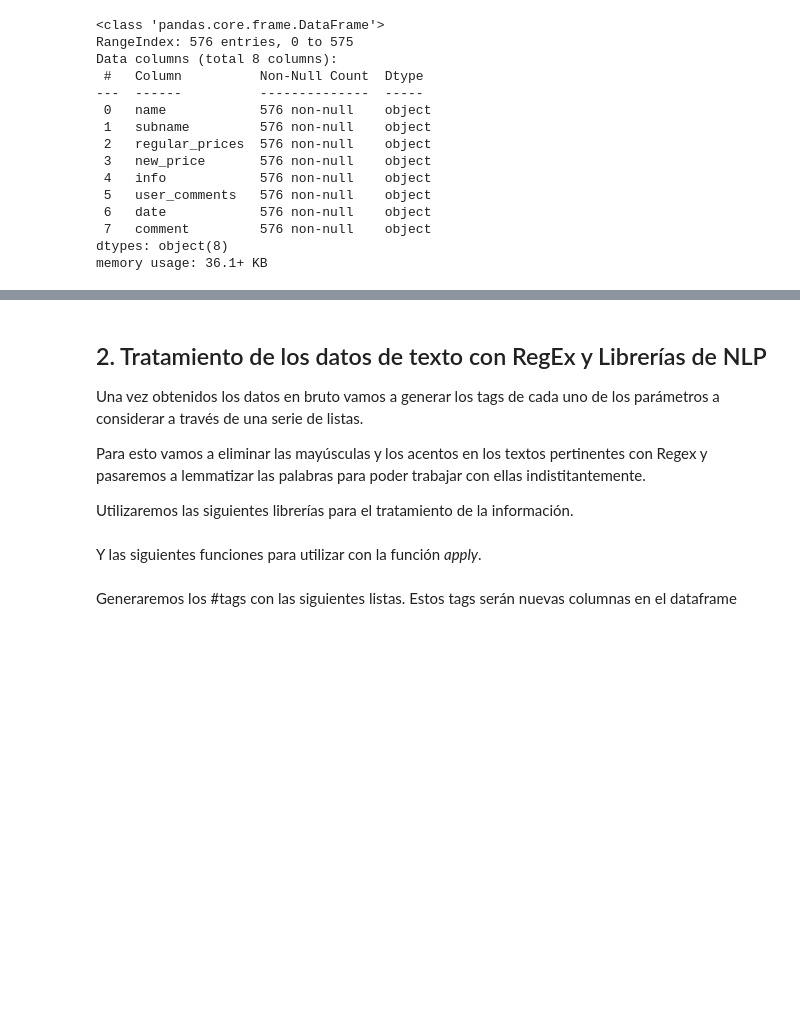
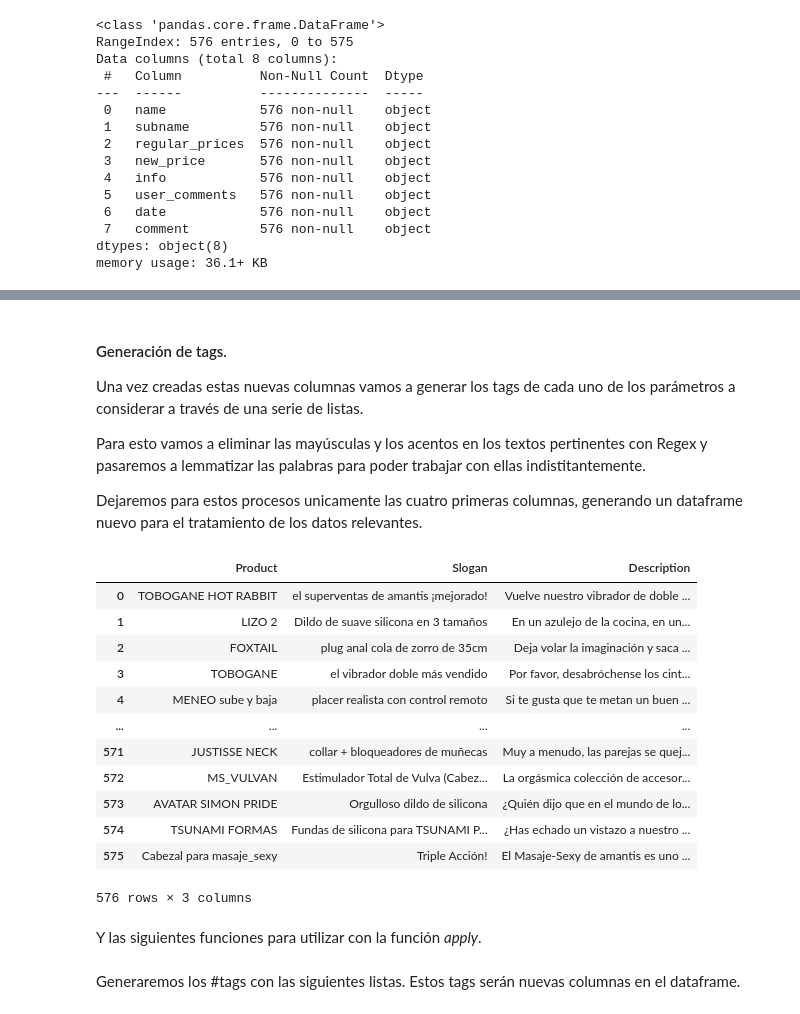
Before and after one commit to 75Engel/Webscrapping_tienda_online, a Jupyter notebook: Project_Resume.ipynb, the cells around one changed output, grey strips where cells are left out. Drawn from its saved outputs; the diff is of its cells as text; code cells hidden in the pictures; blank space fills up the shorter version.

Commit message:
Update Notebooks
Engineering & Project Resume

```diff
--- a/Project_Resume.ipynb
+++ b/Project_Resume.ipynb
@@ -268,0 +304,6 @@ memory usage: 36.1+ KB
+# %%
+dataframe['Name'] = dataframe['Name'].str.replace(r'-(?=\w)', '_')
+dataframe[['Product', 'Slogan']] = dataframe['Name'].str.split('[,-.]', 1, expand=True)
+dataframe['Product'] = dataframe['Product'].str.strip()
+dataframe['Slogan'] = dataframe['Slogan'].str.strip()
+dataframe
@@ -268,0 +332,6 @@ memory usage: 36.1+ KB
+# %%
+dataframe['Characteristics'] = dataframe['Description'].str.split('Ver características y medidas', 1).str[1]
+dataframe['Description'] = dataframe['Description'].str.split('Ver características y medidas', 1).str[0].str.strip()
+dataframe['Characteristics'] = dataframe['Characteristics'].str.replace('\r', ' ')
+dataframe['Description'] = dataframe['Description'].str.replace('\r', ' ')
+dataframe
@@ -268,0 +354,10 @@ memory usage: 36.1+ KB
+# %%
+col_1 = dataframe.pop('Product')
+col_2=dataframe.pop('Slogan')
+col_3=dataframe.pop('Characteristics')
+dataframe.drop(columns=['Name'],inplace=True)
+
+dataframe.insert(loc= 0 , column= 'Product', value= col_1)
+dataframe.insert(loc= 1 , column= 'Slogan', value= col_2)
+dataframe.insert(loc= 3 , column= 'Characteristics', value= col_3)
+dataframe.head()
@@ -269,8 +371,8 @@ memory usage: 36.1+ KB
 # %% [markdown]
-## 2. Tratamiento de los datos de texto con RegEx y Librerías de NLP
+#### Generación de tags.
 
-Una vez obtenidos los datos en bruto vamos a generar los tags de cada uno de los parámetros a considerar a través de una serie de listas.
+Una vez creadas estas nuevas columnas vamos a generar los tags de cada uno de los parámetros a considerar a través de una serie de listas.
 
 Para esto vamos a eliminar las mayúsculas y los acentos en los textos pertinentes con Regex y pasaremos a lemmatizar las palabras para poder trabajar con ellas indistitantemente.
 
-Utilizaremos las siguientes librerías para el tratamiento  de la información.
+Dejaremos para estos procesos unicamente las cuatro primeras columnas, generando un dataframe nuevo para el tratamiento de los datos relevantes.
@@ -286,3 +379,20 @@ nlp = spacy.load('es_core_news_lg')
+# %%
+df_engineer=dataframe.iloc[:,:3]
+df_engineer
+# %% [output]
+|  | Product | Slogan | Description |
+| 0 | TOBOGANE HOT RABBIT | el superventas de amantis ¡mejorado! | Vuelve nuestro vibrador de doble ... |
+| 1 | LIZO 2 | Dildo de suave silicona en 3 tamaños | En un azulejo de la cocina, en un... |
+| 2 | FOXTAIL | plug anal cola de zorro de 35cm | Deja volar la imaginación y saca ... |
+| 3 | TOBOGANE | el vibrador doble más vendido | Por favor, desabróchense los cint... |
+| 4 | MENEO sube y baja | placer realista con control remoto | Si te gusta que te metan un buen ... |
+| ... | ... | ... | ... |
+| 571 | JUSTISSE NECK | collar + bloqueadores de muñecas | Muy a menudo, las parejas se quej... |
+| 572 | MS_VULVAN | Estimulador Total de Vulva (Cabez... | La orgásmica colección de accesor... |
+| 573 | AVATAR SIMON PRIDE | Orgulloso dildo de silicona | ¿Quién dijo que en el mundo de lo... |
+| 574 | TSUNAMI FORMAS | Fundas de silicona para TSUNAMI P... | ¿Has echado un vistazo a nuestro ... |
+| 575 | Cabezal para masaje_sexy | Triple Acción! | El Masaje-Sexy de amantis es uno ... |
+576 rows × 3 columns
 # %% [markdown]
 Y las siguientes funciones para utilizar con la función *apply*.
 # %%
@@ -300,7 +410,7 @@ def spanish_stemmer(x):
     stemmer = SnowballStemmer('spanish')
     return " ".join([stemmer.stem(word) for word in x.split()])
 # %% [markdown]
-Generaremos los #tags con las siguientes listas. Estos tags serán nuevas columnas en el dataframe
+Generaremos los #tags con las siguientes listas. Estos tags serán nuevas columnas en el dataframe.
 # %%
 juguetes=['dildo','plug','vibrador','masturbador']
 BDSM=['latex','bdsm','arnes','strap','cera','ligadura','cuerda','cuero','sumision','dominacion','latigo']
```
Also changed, not shown: parts of 15 cells of this notebook, 1 other file.
